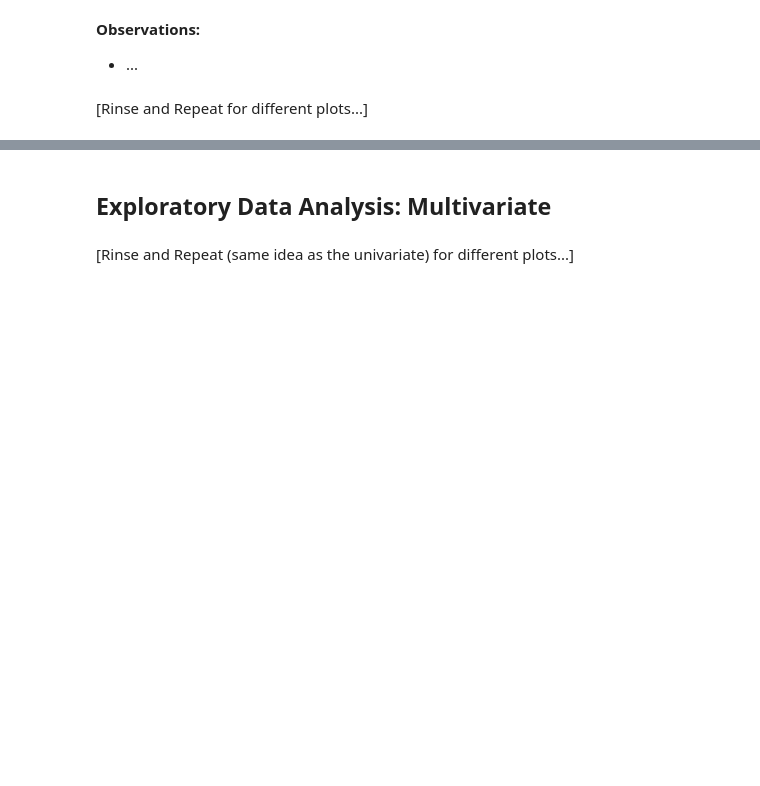
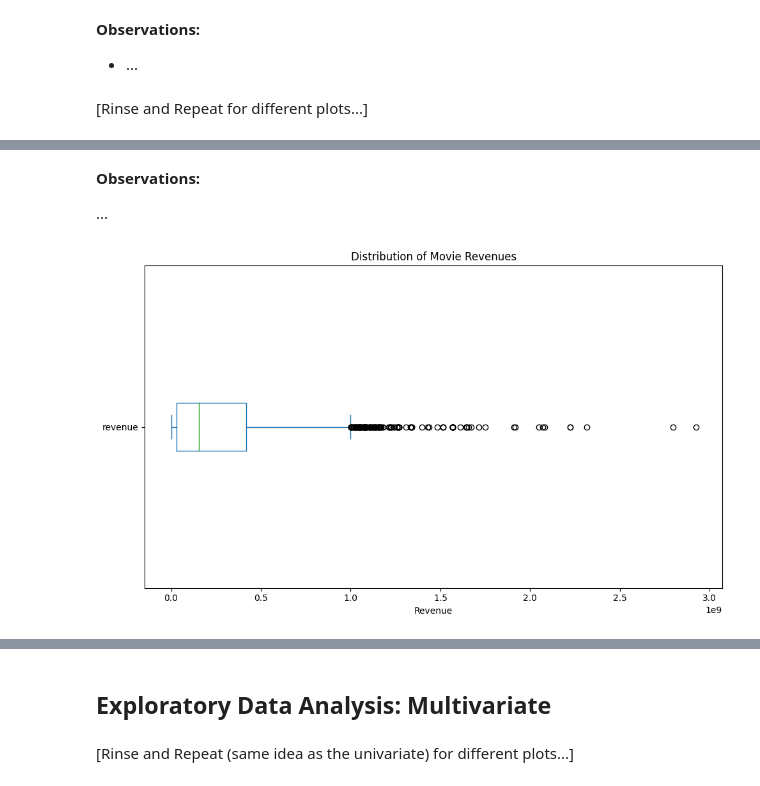
Before and after one commit to oigwe-frx/movie-database-analysis, a Jupyter notebook: Movie_Analysis.ipynb, the cells around one changed output, grey strips where cells are left out. Drawn from its saved outputs; the diff is of its cells as text; code cells hidden in the pictures; blank space fills up the shorter version.

```diff
--- a/Movie_Analysis.ipynb
+++ b/Movie_Analysis.ipynb
@@ -290,0 +376,27 @@ bar_perc(df, ...)
+# %% [markdown]
+**Observations:**
+
+...
+# %%
+#Revenue Box
+
+import pandas as pd
+import matplotlib.pyplot as plt
+data = pd.read_csv('/content/imdb_movies.csv')
+
+# Create reference to DataFrame
+imdb_movies_df = data
+
+imdb_movies_df['revenue'].describe()
+
+# Plotting the box plot for the 'revenue' field
+plt.figure(figsize=(10, 6))
+imdb_movies_df['revenue'].plot(kind='box', vert=False)
+plt.title('Distribution of Movie Revenues')
+plt.xlabel('Revenue')
+plt.tight_layout()
+
+# Show the plot
+plt.show()
+# %% [output]
+[figure, added]
```
Also changed, not shown: parts of 17 cells of this notebook.
